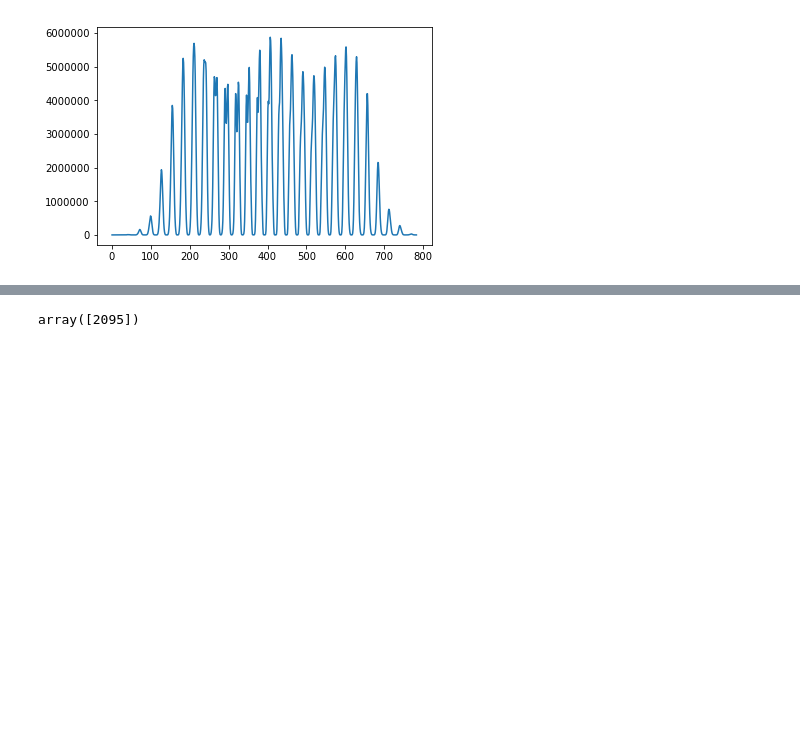
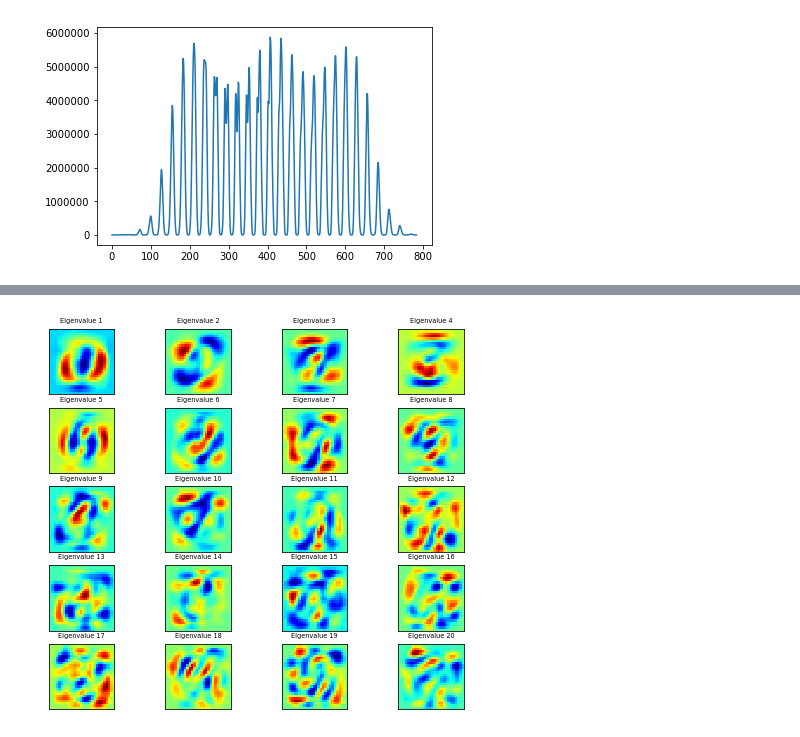
Before and after one commit to tomk2005/Kaggle, a Jupyter notebook: Digits_recognize.ipynb, the cells around one changed output, grey strips where cells are left out. Saved outputs shown, nothing was run; the diff lists cells and outputs as text; code cells hidden in the pictures; blank space fills up the shorter version.

```diff
--- a/Digits_recognize.ipynb
+++ b/Digits_recognize.ipynb
@@ -130,4 +94,0 @@ array([ 5938, 11303, 19395, ..., 36693,  6581, 41697])
-# %%
-nei_num = 3;
-KC = KNeighborsClassifier(nei_num,weights='uniform')
-KC.fit(df_x,df_y)
@@ -211,4 +94,0 @@ XX=df.sample(1)
-# %%
-XX.index.values.astype(int)
-# %% [output]
-array([2095])
@@ -214,0 +101,24 @@ array([2095])
+# %%
+#KNN
+#Trying a PCA approach to dimensionality reductionc.
+n_comp = 20;
+pca = PCA(n_comp)
+reduced_X_kNN=pca.fit_transform(scale(df_x,axis=1))
+# %%
+def print_pca_eigen(pca):
+    n_row = 5
+    n_col = 4
+    eigenvalues = pca.components_
+    # Plot the first 8 eignenvalues
+    plt.figure(figsize=(8,7))
+    for i in list(range(n_row * n_col)):
+    #     for offset in [10, 30,0]:
+    #     plt.subplot(n_row, n_col, i + 1)
+        offset =0
+        plt.subplot(n_row, n_col, i + 1)
+        plt.imshow(eigenvalues[i].reshape(28,28), cmap='jet')
+        title_text = 'Eigenvalue ' + str(i + 1)
+        plt.title(title_text, size=6.5)
+        plt.xticks(())
+        plt.yticks(())
+    plt.show()
@@ -214,0 +128,5 @@ array([2095])
+# %%
+#the pca eigen with standartizing using scale features
+print_pca_eigen(pca)
+# %% [output]
+[figure, added]
```
Also changed, not shown: parts of 43 cells of this notebook, 1 other file.
